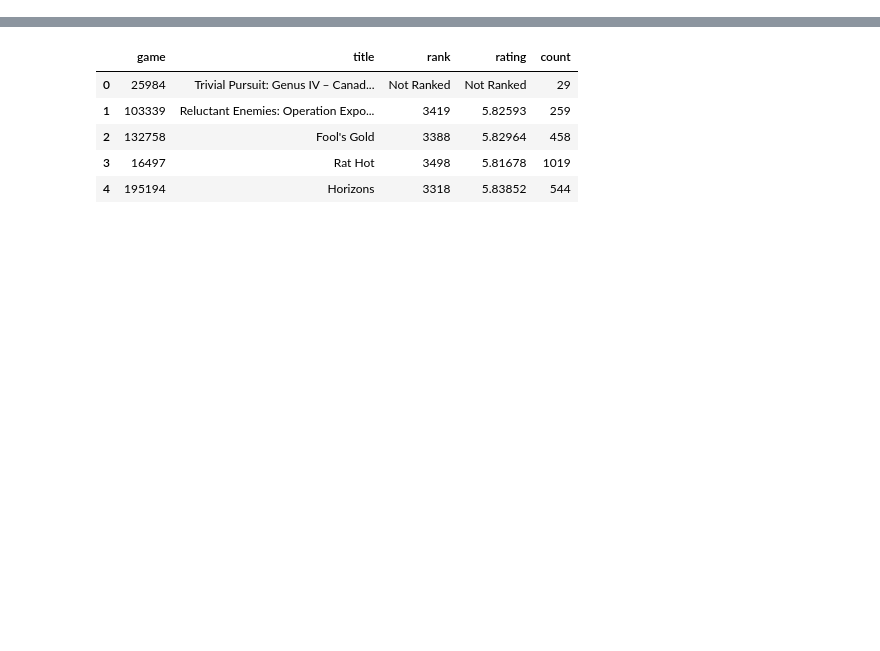
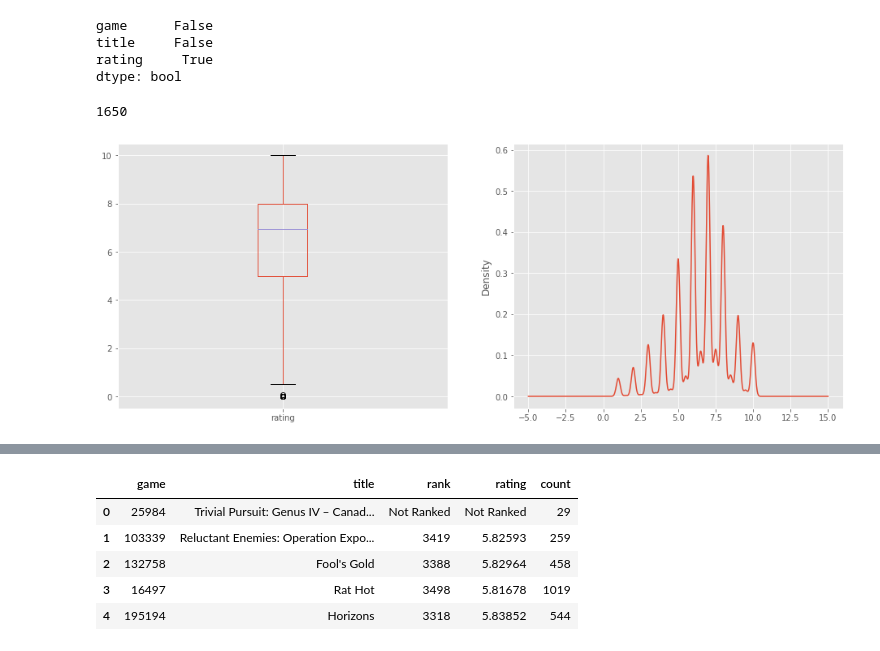
Before and after one commit to Praiban/Boardgamegeek, a Jupyter notebook: ItemRank.ipynb, the cells around one changed output, grey strips where cells are left out. Cells and saved outputs as stored; diff of their text form; code cells hidden in the pictures; blank space fills up the shorter version.

```diff
--- a/ItemRank.ipynb
+++ b/ItemRank.ipynb
@@ -126,0 +178,18 @@ df = pd.read_csv(bgg)
+# %%
+df.isna().any()
+# %% [output]
+game      False
+title     False
+rating     True
+dtype: bool
+# %%
+df['rating'].nunique()
+# %% [output]
+1650
+# %%
+fig, ax = plt.subplots(figsize=(16, 6),nrows=1, ncols=2)
+df[['rating']].boxplot(ax=ax[0])
+df['rating'].plot.kde(ax=ax[1])
+plt.show()
+# %% [output]
+[figure, added]
```
Also changed, not shown: parts of 20 cells of this notebook, 3 other files.
